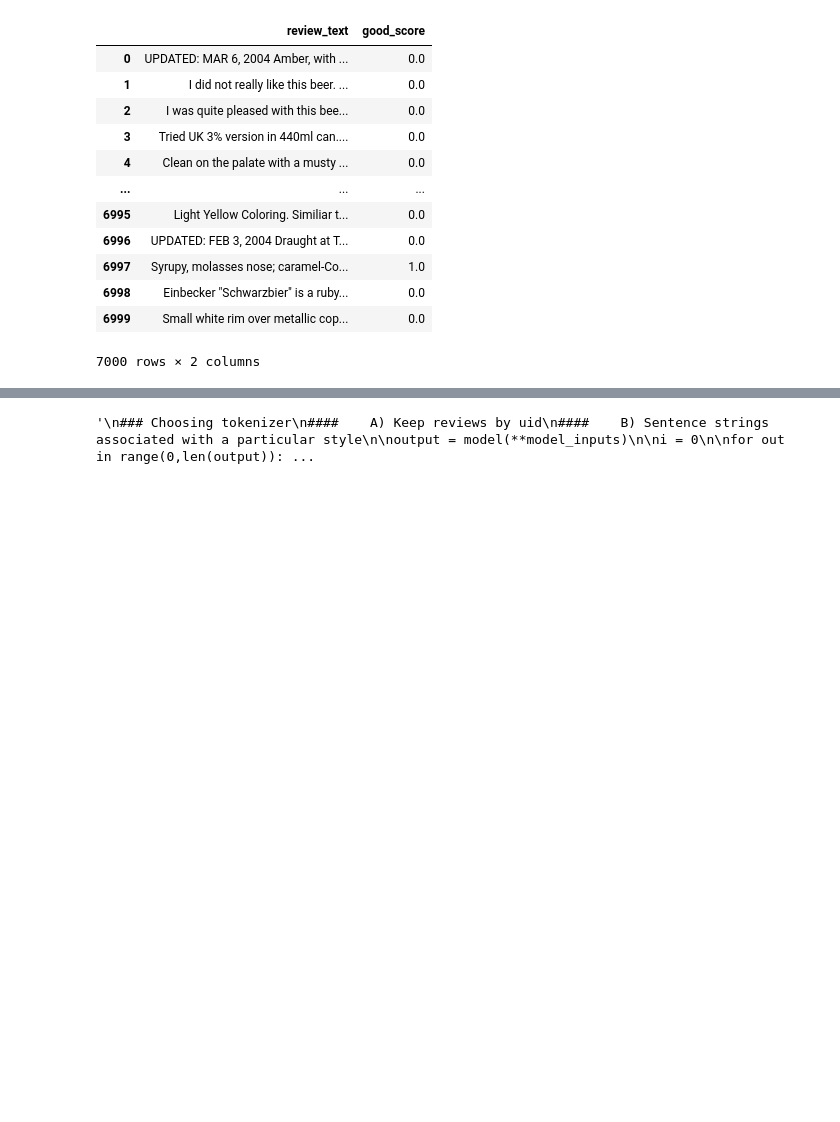
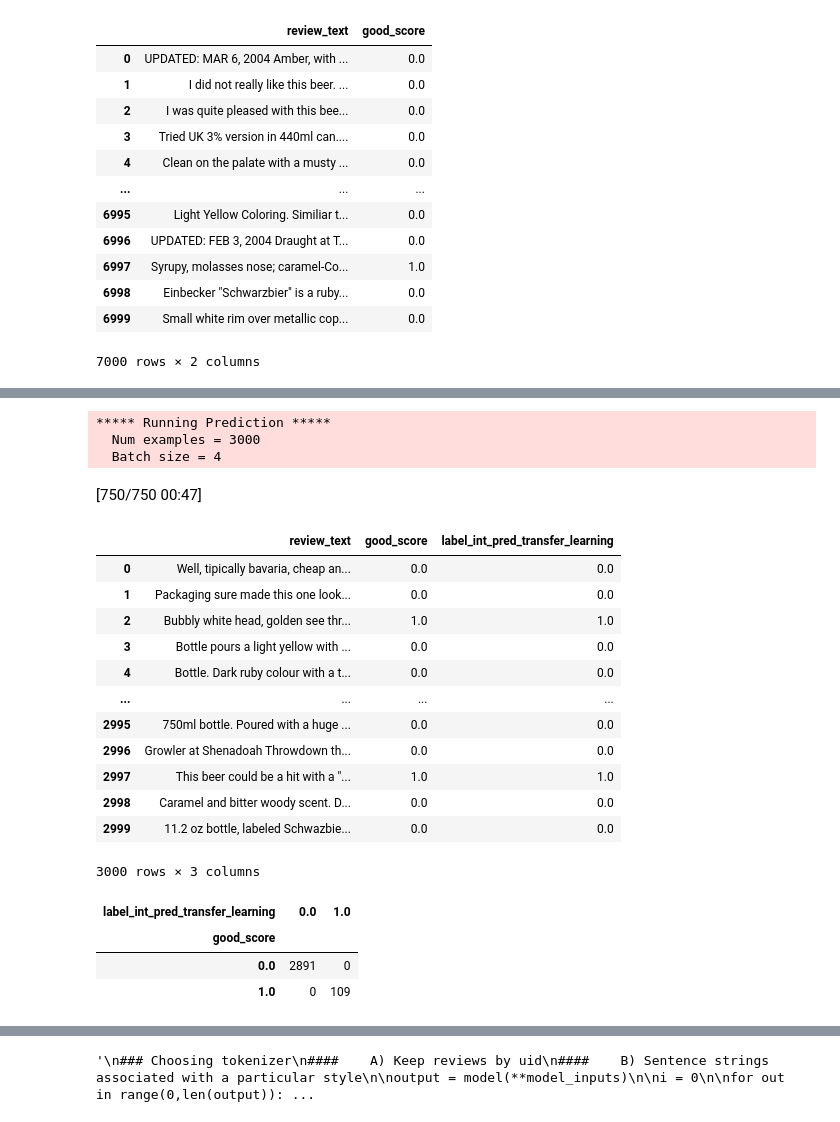
Before and after one commit to ericsdata/colinsbeer, a Jupyter notebook: src/BeerSentiment.ipynb, the cells around one changed output, grey strips where cells are left out. Saved outputs shown, nothing was run; the diff lists cells and outputs as text; code cells hidden in the pictures; blank space fills up the shorter version.

```diff
--- a/src/BeerSentiment.ipynb
+++ b/src/BeerSentiment.ipynb
@@ -68,0 +132,3 @@ from transformers import AdamW, AutoTokenizer, AutoModelForSequenceClassificatio
+# %%
+train_dataset = Beer_Data(train_encodings, train['good_score'].to_list())
+test_dataset = Beer_Data(test_encodings, test['good_score'].to_list())
@@ -68,0 +155,20 @@ from transformers import AdamW, AutoTokenizer, AutoModelForSequenceClassificatio
+# %%
+from transformers import DistilBertForSequenceClassification, Trainer, TrainingArguments
+
+labels = [0,1]
+
+training_args = TrainingArguments(
+    output_dir='./results',
+    num_train_epochs=3,
+    per_device_train_batch_size=8,
+    per_device_eval_batch_size=4,
+    weight_decay=0.01,
+)
+
+
+trainer = Trainer(
+    model=model,
+    args=training_args,
+    train_dataset=train_dataset,
+    eval_dataset=test_dataset
+)
@@ -68,0 +178,3 @@ from transformers import AdamW, AutoTokenizer, AutoModelForSequenceClassificatio
+# %%
+trainer.train()
+trainer.save_model("beer_review_model")
@@ -68,0 +211,41 @@ from transformers import AdamW, AutoTokenizer, AutoModelForSequenceClassificatio
+# %%
+val = pd.read_csv(r'txt_test.csv')
+
+val_encodings = tokenizer(val['review_text'].astype(str).to_list(), truncation = True, padding = True)
+
+val_dataset = Beer_Data(val_encodings, val['good_score'].to_list())
+
+predictions = trainer.predict(val_dataset)
+# %% [output]
+***** Running Prediction *****
+  Num examples = 3000
+  Batch size = 4
+[750/750 00:47]
+# %%
+test_results=val.copy(deep=True)
+test_results["label_int_pred_transfer_learning"]=predictions.label_ids
+test_results
+#test_results['label_pred_transfer_learning']=test_results['label_int_pred_transfer_learning'].apply(lambda x:labels[x])
+
+#test_results[test_results["good_score"]!=test_results["label_pred_transfer_learning"]].head()
+# %% [output]
+|  | review_text | good_score | label_int_pred_transfer_learning |
+| 0 | Well, tipically bavaria, cheap an... | 0.0 | 0.0 |
+| 1 | Packaging sure made this one look... | 0.0 | 0.0 |
+| 2 | Bubbly white head, golden see thr... | 1.0 | 1.0 |
+| 3 | Bottle pours a light yellow with ... | 0.0 | 0.0 |
+| 4 | Bottle. Dark ruby colour with a t... | 0.0 | 0.0 |
+| ... | ... | ... | ... |
+| 2995 | 750ml bottle. Poured with a huge ... | 0.0 | 0.0 |
+| 2996 | Growler at Shenadoah Throwdown th... | 0.0 | 0.0 |
+| 2997 | This beer could be a hit with a "... | 1.0 | 1.0 |
+| 2998 | Caramel and bitter woody scent. D... | 0.0 | 0.0 |
+| 2999 | 11.2 oz bottle, labeled Schwazbie... | 0.0 | 0.0 |
+3000 rows × 3 columns
+# %%
+pd.crosstab(test_results['good_score'], test_results['label_int_pred_transfer_learning'])
+# %% [output]
+| label_int_pred_transfer_learning | 0.0 | 1.0 |
+| good_score |  |  |
+| 0.0 | 2891 | 0 |
+| 1.0 | 0 | 109 |
```
Also changed, not shown: parts of 19 cells of this notebook.
